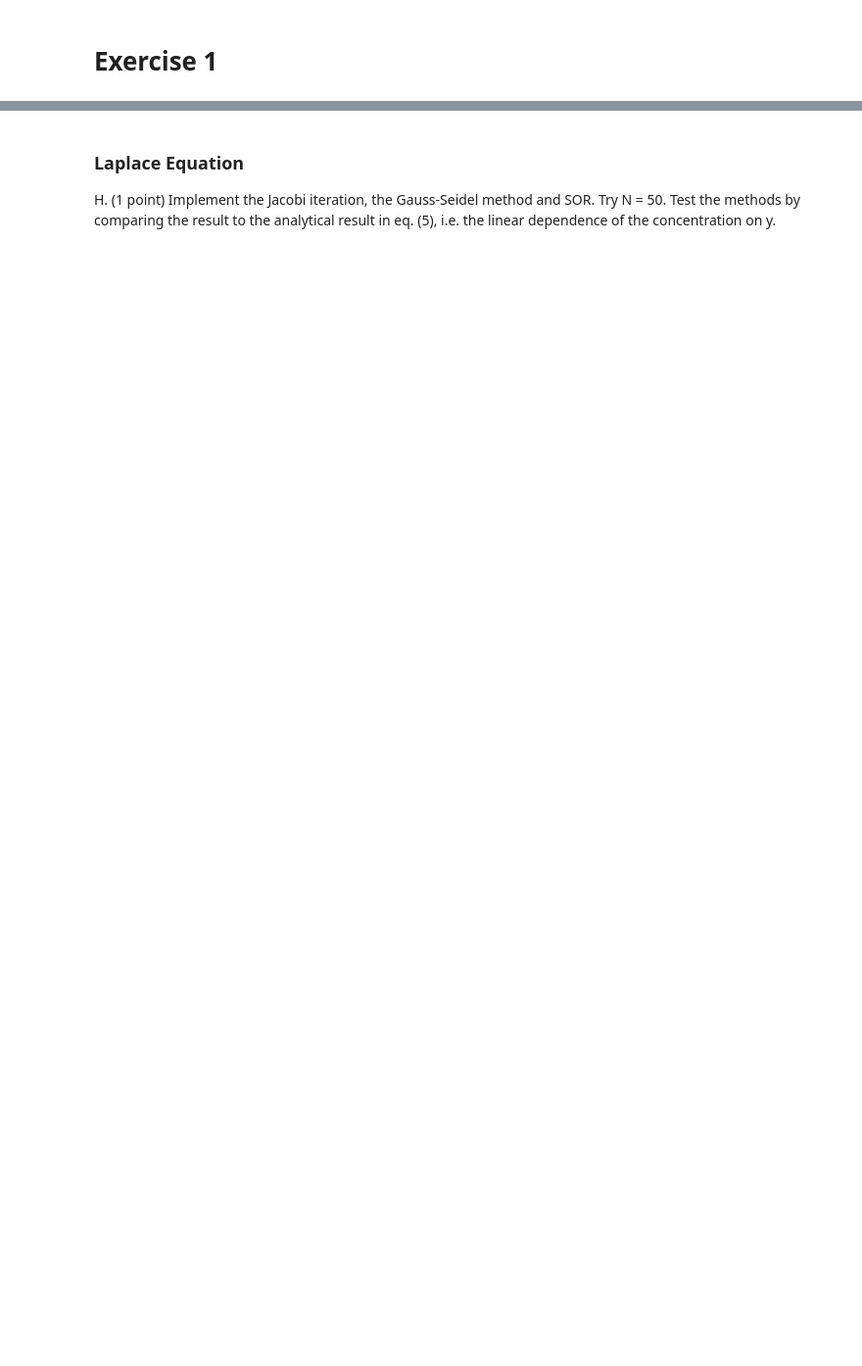
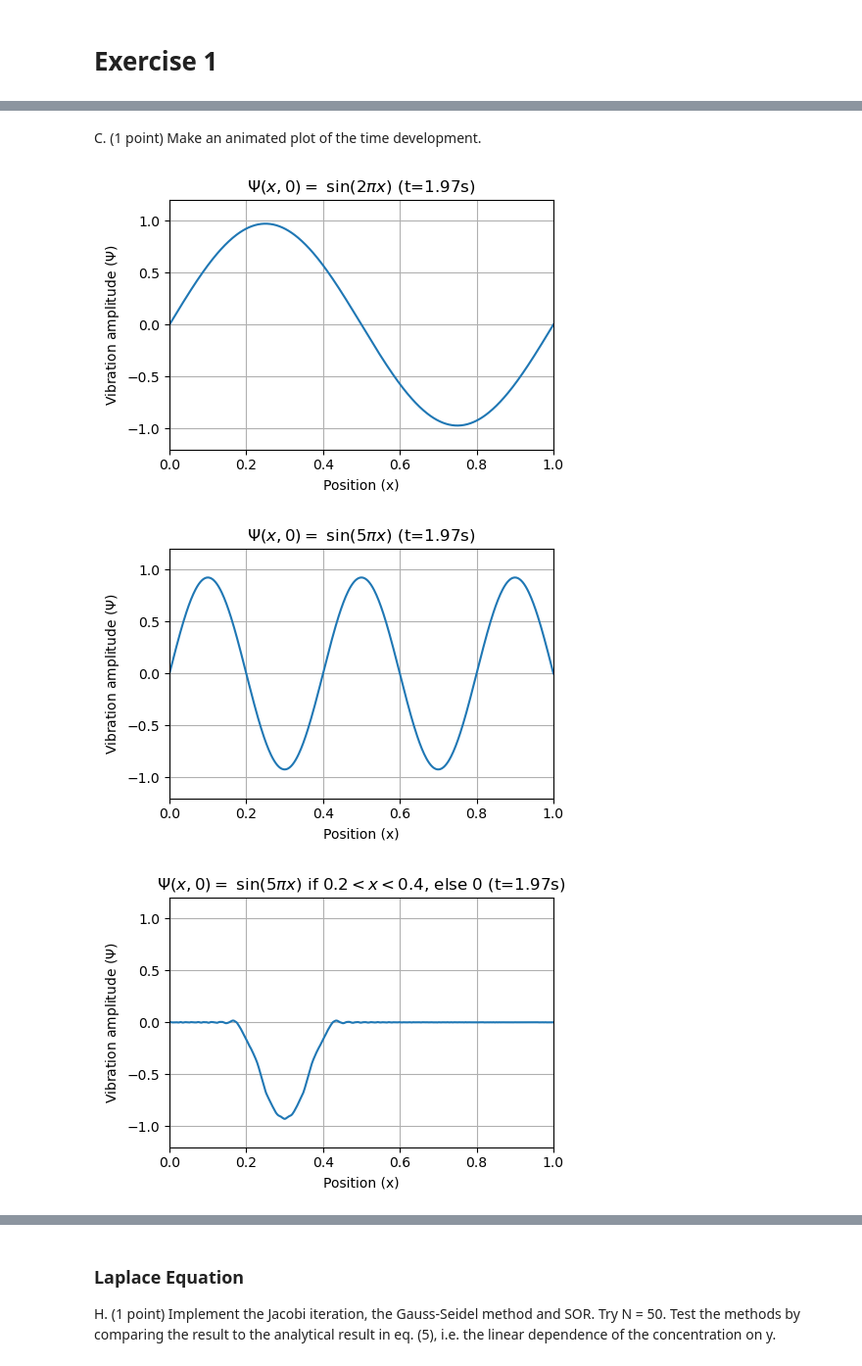
Before and after one commit to jonas4climate/modelling-natural-processes, a Jupyter notebook: Set1.ipynb, the cells around one changed output, grey strips where cells are left out. Shown at 98% size. Cells and saved outputs as stored; diff of their text form; code cells hidden in the pictures; blank space fills up the shorter version.

```diff
--- a/Set1.ipynb
+++ b/Set1.ipynb
@@ -7 +137,47 @@ import numpy as np
+# %% [markdown]
+C. (1 point) Make an animated plot of the time development.
+# %%
+def animate_wave(psi, title, file_title, L=1.0, T=1.0, total_frames=100, save=False):
+    """Animates the wave equation amplitude psi over time"""
+    fig, ax = plt.subplots(figsize=(5, 3.5), layout='tight')
+    x = np.linspace(0, L, psi.shape[0])
+    plt.xlim(0, L)
+    plt.ylim(-1.2, 1.2)
+    plt.xlabel('Position (x)')
+    plt.ylabel('Vibration amplitude ($\\Psi$)')
+    plt.grid(True)
+    line, = ax.plot(x, psi[:, 0])
+
+    # Calculate the frame interval based on the total number of frames
+    frame_interval = int(psi.shape[1] / total_frames)
+
+    def animate(i):
+        line.set_ydata(psi[:, i * frame_interval])
+        plt.title(title + f' (t={i * frame_interval / psi.shape[1] * T:.2f}s)')
+        return line,
+
+    anim = FuncAnimation(fig, animate, frames=total_frames,
+                         interval=1000//60, blit=True, repeat=True)
+    if save:
+        anim.save(f'media/{file_title}.gif', writer='ffmpeg')
+
+
+# Parameters
+c = 1
+L = 1
+
+# Discretization
+dt = 0.001
+T = 2.0
+Nx = 500
+dx = L / Nx
+Nt = int(T / dt)
+
+for i, (init_condition, init_label) in tqdm(enumerate(zip(init_conditions, init_labels)), total=len(init_conditions), desc='Animating wave', unit='animation'):
+    psi = solve_wave(init_condition, L, c, T, Nx, dt)
+    anim = animate_wave(psi, f'$\\Psi(x,0) =$ {init_label}', f'animated_wave_{i}', T=T, total_frames=80, save=True)
+# %% [output]
+[figure, added]
+[figure, added]
+[figure, added]
 # %% [markdown]
```
Also changed, not shown: parts of 38 cells of this notebook, 1 other file.
